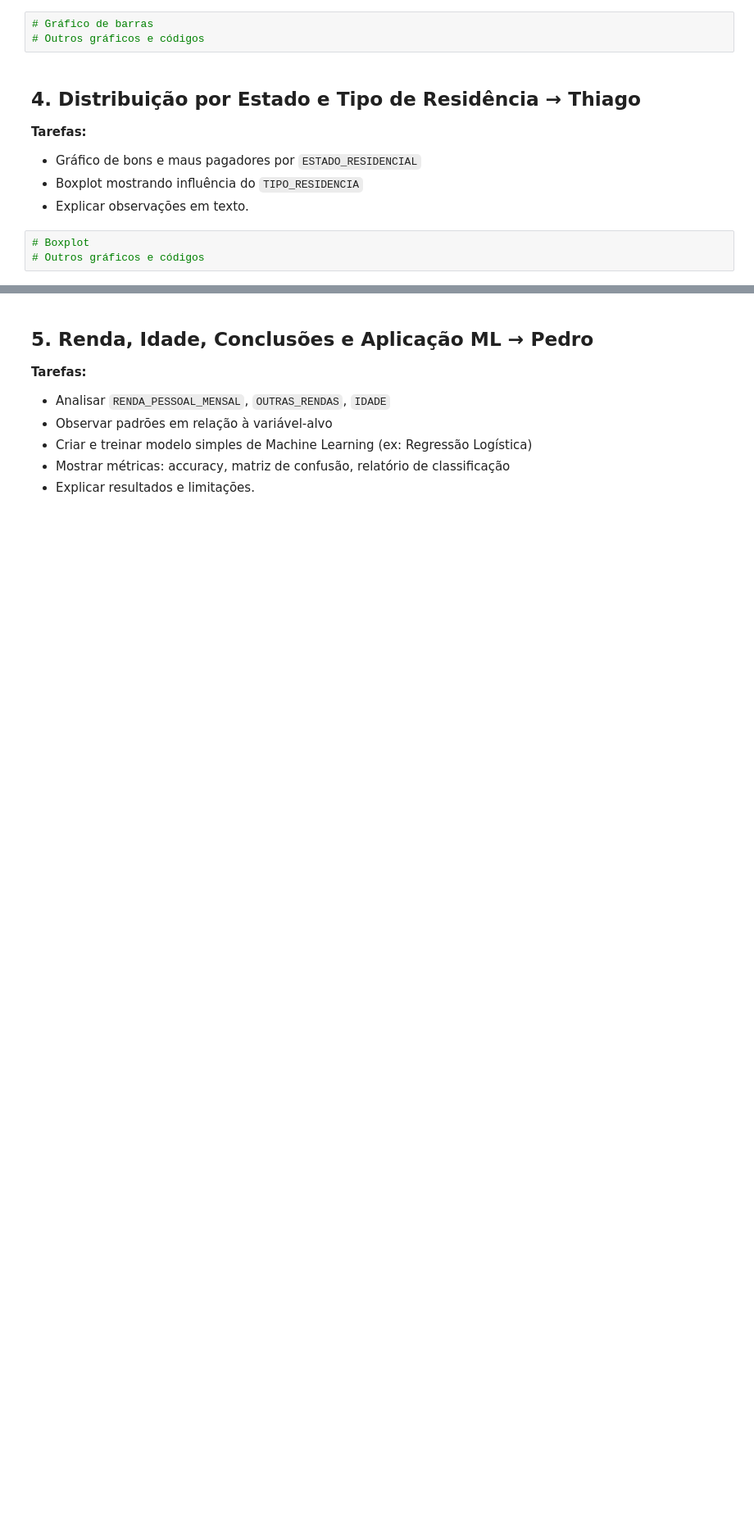
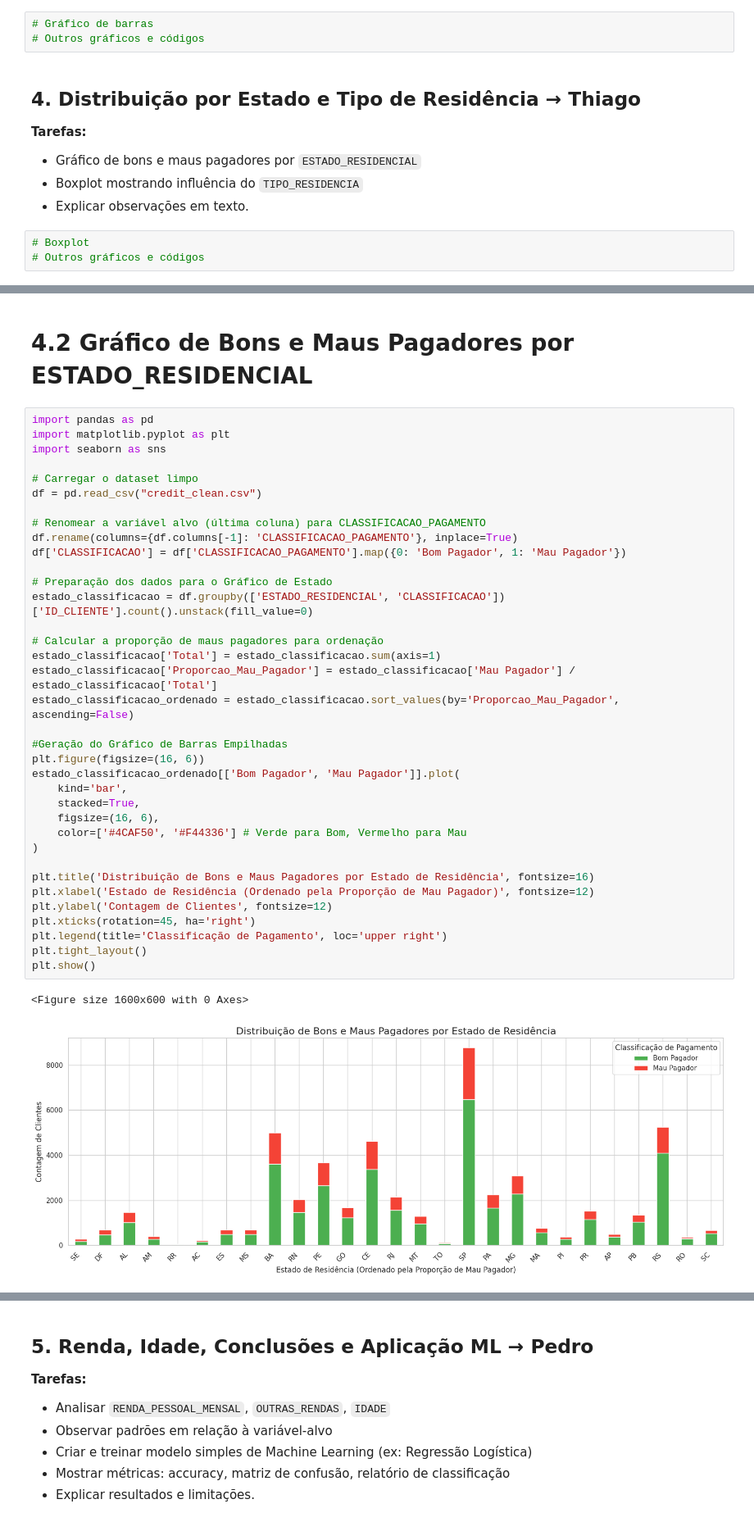
Before and after one commit to duh2467/MinerAI_P2, a Jupyter notebook: EDA_MinerAI_TrabalhoFinal.ipynb, the cells around one changed output, grey strips where cells are left out. Shown at 82% size. Saved outputs shown, nothing was run; the diff lists cells and outputs as text; blank space fills up the shorter version.

```diff
--- a/EDA_MinerAI_TrabalhoFinal.ipynb
+++ b/EDA_MinerAI_TrabalhoFinal.ipynb
@@ -683,0 +719,41 @@ Ao final, consolidou-se uma visão inicial clara do perfil dos clientes e dos fa
+# %% [markdown]
+# 4.2 Gráfico de Bons e Maus Pagadores por ESTADO_RESIDENCIAL
+# %%
+import pandas as pd
+import matplotlib.pyplot as plt
+import seaborn as sns
+
+# Carregar o dataset limpo
+df = pd.read_csv("credit_clean.csv")
+
+# Renomear a variável alvo (última coluna) para CLASSIFICACAO_PAGAMENTO
+df.rename(columns={df.columns[-1]: 'CLASSIFICACAO_PAGAMENTO'}, inplace=True)
+df['CLASSIFICACAO'] = df['CLASSIFICACAO_PAGAMENTO'].map({0: 'Bom Pagador', 1: 'Mau Pagador'})
+
+# Preparação dos dados para o Gráfico de Estado
+estado_classificacao = df.groupby(['ESTADO_RESIDENCIAL', 'CLASSIFICACAO'])['ID_CLIENTE'].count().unstack(fill_value=0)
+
+# Calcular a proporção de maus pagadores para ordenação
+estado_classificacao['Total'] = estado_classificacao.sum(axis=1)
+estado_classificacao['Proporcao_Mau_Pagador'] = estado_classificacao['Mau Pagador'] / estado_classificacao['Total']
+estado_classificacao_ordenado = estado_classificacao.sort_values(by='Proporcao_Mau_Pagador', ascending=False)
+
+#Geração do Gráfico de Barras Empilhadas
+plt.figure(figsize=(16, 6))
+estado_classificacao_ordenado[['Bom Pagador', 'Mau Pagador']].plot(
+    kind='bar',
+    stacked=True,
+    figsize=(16, 6),
+    color=['#4CAF50', '#F44336'] # Verde para Bom, Vermelho para Mau
+)
+
+plt.title('Distribuição de Bons e Maus Pagadores por Estado de Residência', fontsize=16)
+plt.xlabel('Estado de Residência (Ordenado pela Proporção de Mau Pagador)', fontsize=12)
+plt.ylabel('Contagem de Clientes', fontsize=12)
+plt.xticks(rotation=45, ha='right')
+plt.legend(title='Classificação de Pagamento', loc='upper right')
+plt.tight_layout()
+plt.show()
+# %% [output]
+<Figure size 1600x600 with 0 Axes>
+[figure, added]
```
Also changed, not shown: parts of 26 cells of this notebook, 1 other file.
